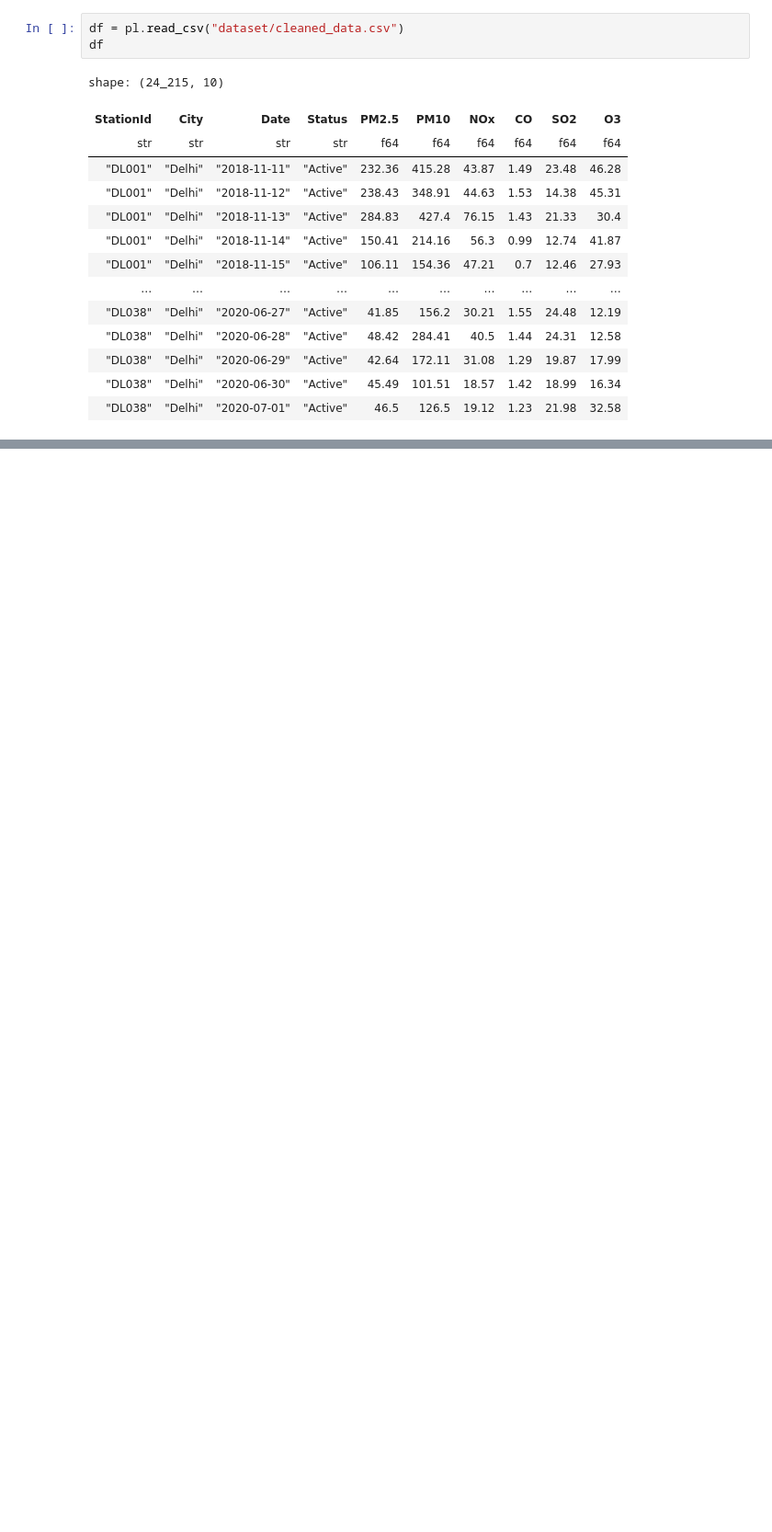
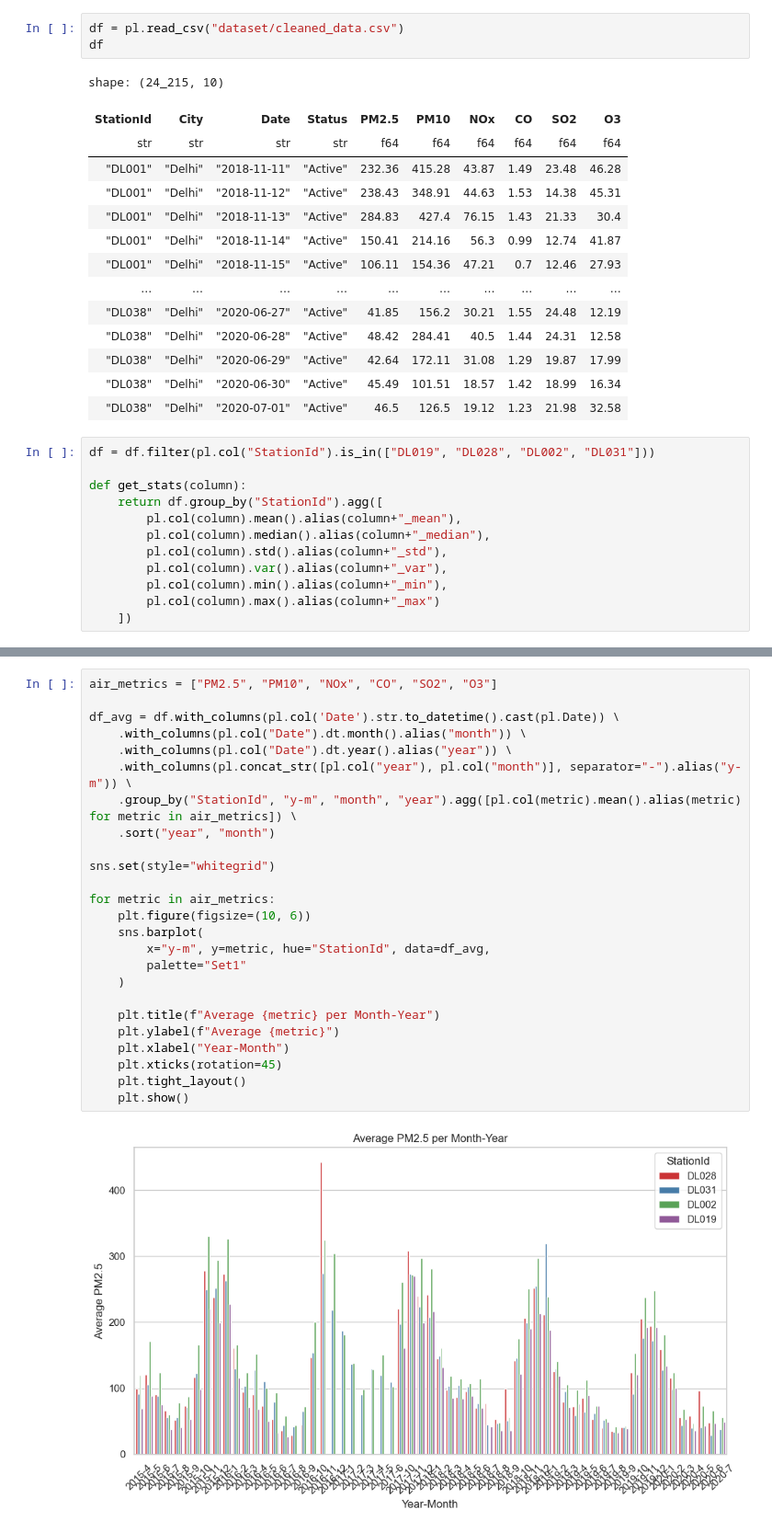
Before and after one commit to oliveira-da-silva-patrick/Workshop1-Project1-AirQualityInIndia, a Jupyter notebook: main.ipynb, the cells around one changed output, grey strips where cells are left out. Shown: that part at 92% size. Saved outputs shown, nothing was run; the diff lists cells and outputs as text; blank space fills up the shorter version.

```diff
--- a/main.ipynb
+++ b/main.ipynb
@@ -70,3 +94,15 @@ shape: (24_215, 10)
 | "DL038" | "Delhi" | "2020-06-29" | "Active" | 42.64 | 172.11 | 31.08 | 1.29 | 19.87 | 17.99 |
 | "DL038" | "Delhi" | "2020-06-30" | "Active" | 45.49 | 101.51 | 18.57 | 1.42 | 18.99 | 16.34 |
 | "DL038" | "Delhi" | "2020-07-01" | "Active" | 46.5 | 126.5 | 19.12 | 1.23 | 21.98 | 32.58 |
+# %%
+df = df.filter(pl.col("StationId").is_in(["DL019", "DL028", "DL002", "DL031"]))
+
+def get_stats(column):
+    return df.group_by("StationId").agg([
+        pl.col(column).mean().alias(column+"_mean"),
+        pl.col(column).median().alias(column+"_median"),
+        pl.col(column).std().alias(column+"_std"),
+        pl.col(column).var().alias(column+"_var"),
+        pl.col(column).min().alias(column+"_min"),
+        pl.col(column).max().alias(column+"_max")
+    ])
@@ -72,0 +169,27 @@ shape: (24_215, 10)
+# %%
+air_metrics = ["PM2.5", "PM10", "NOx", "CO", "SO2", "O3"]
+
+df_avg = df.with_columns(pl.col('Date').str.to_datetime().cast(pl.Date)) \
+    .with_columns(pl.col("Date").dt.month().alias("month")) \
+    .with_columns(pl.col("Date").dt.year().alias("year")) \
+    .with_columns(pl.concat_str([pl.col("year"), pl.col("month")], separator="-").alias("y-m")) \
+    .group_by("StationId", "y-m", "month", "year").agg([pl.col(metric).mean().alias(metric) for metric in air_metrics]) \
+    .sort("year", "month")
+
+sns.set(style="whitegrid")
+
+for metric in air_metrics:
+    plt.figure(figsize=(10, 6))
+    sns.barplot(
+        x="y-m", y=metric, hue="StationId", data=df_avg,
+        palette="Set1"
+    )
+
+    plt.title(f"Average {metric} per Month-Year")
+    plt.ylabel(f"Average {metric}")
+    plt.xlabel("Year-Month")
+    plt.xticks(rotation=45)
+    plt.tight_layout()
+    plt.show()
+# %% [output]
+[figure, added]
```
Also changed, not shown: parts of 12 cells of this notebook.
